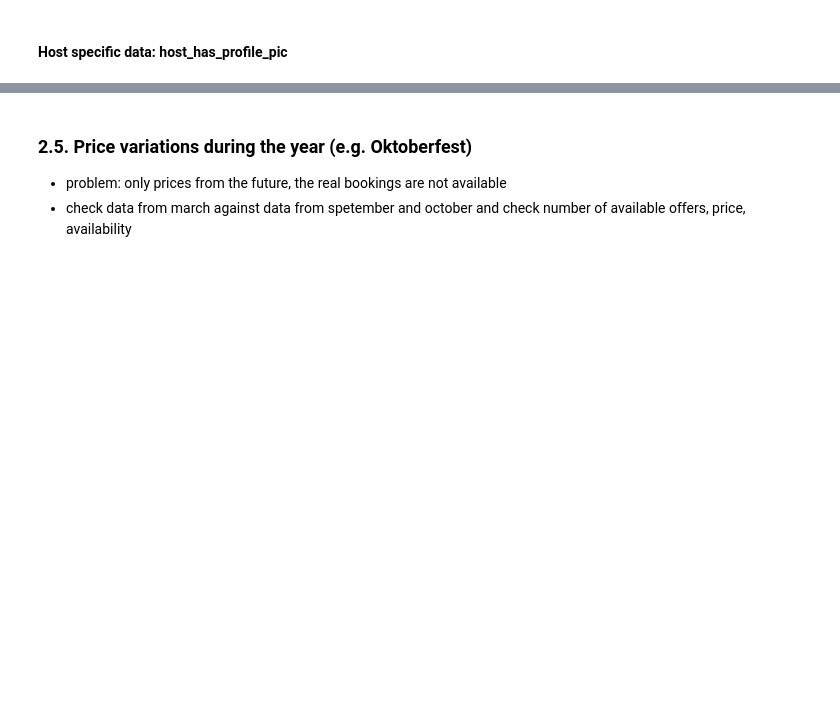
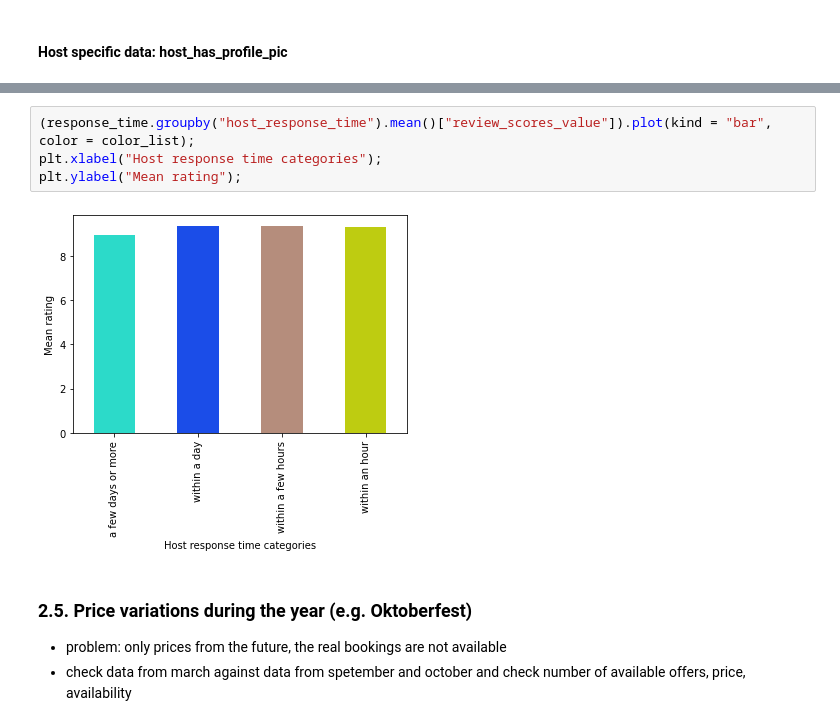
Before and after one commit to lethiess/AirBnB, a Jupyter notebook: AirBnb.ipynb, the cells around one changed output, grey strips where cells are left out. Saved outputs shown, nothing was run; the diff lists cells and outputs as text; blank space fills up the shorter version.

```diff
--- a/AirBnb.ipynb
+++ b/AirBnb.ipynb
@@ -581,3 +621,9 @@ munich_listings.groupby("host_has_profile_pic").describe()["price"]
+# %%
+(response_time.groupby("host_response_time").mean()["review_scores_value"]).plot(kind = "bar", color = color_list);
+plt.xlabel("Host response time categories");
+plt.ylabel("Mean rating");
+# %% [output]
+[figure, added]
 # %% [markdown]
 ### 2.5. Price variations during the year (e.g. Oktoberfest)
  - problem: only prices from the future, the real bookings are not available
```
Also changed, not shown: parts of 22 cells of this notebook.
